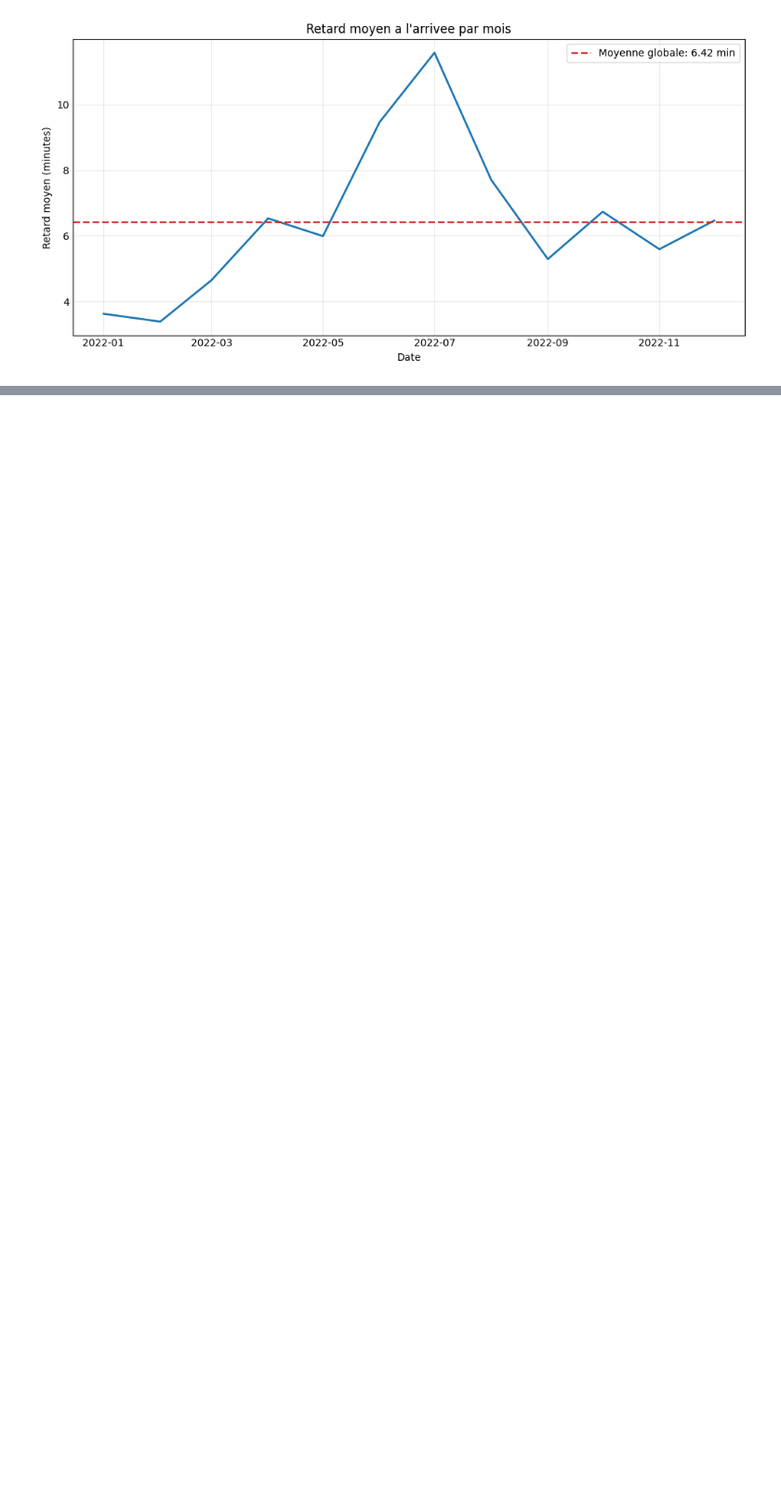
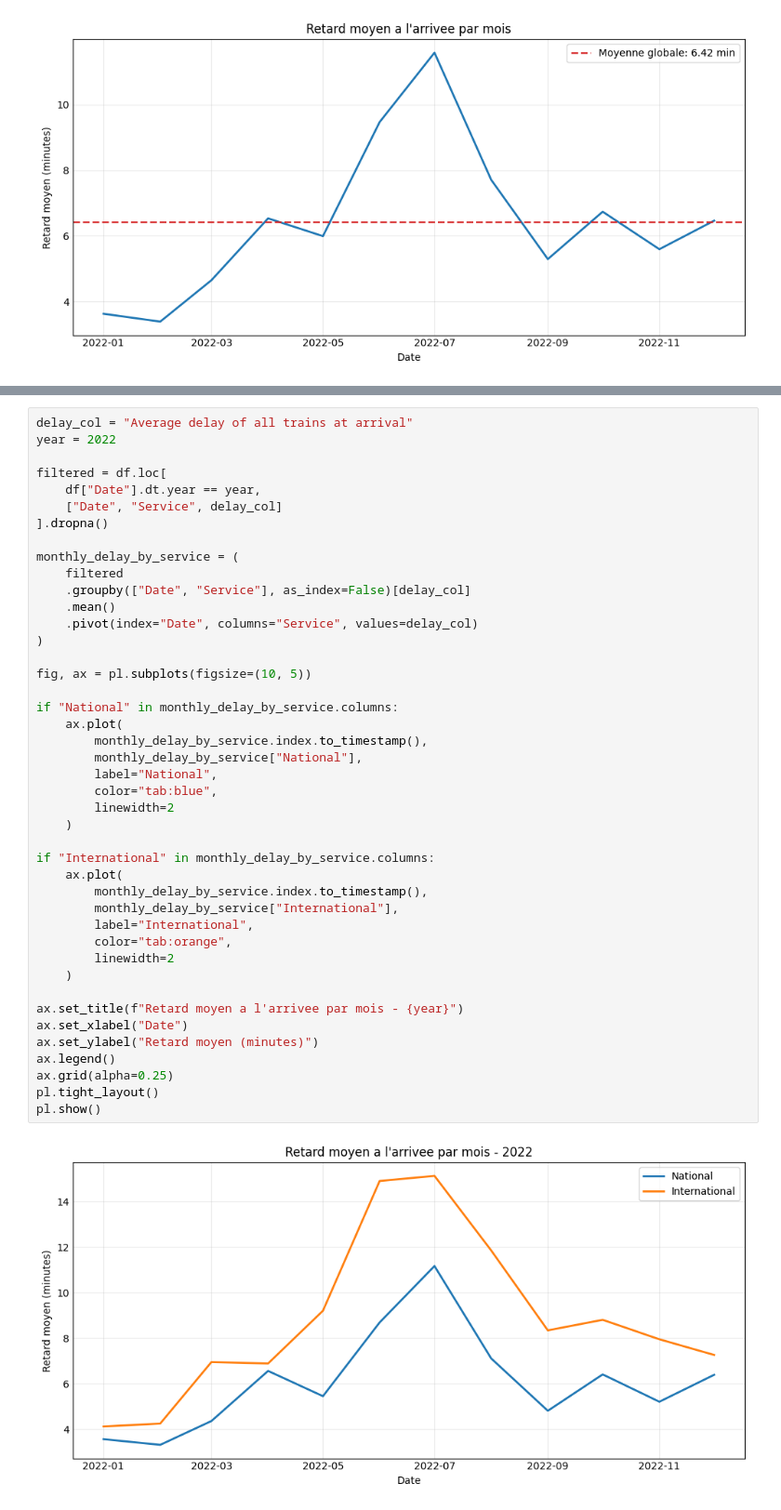
Before and after one commit to Ugo-Pas/Tardis, a Jupyter notebook: my_tardis.ipynb, the cells around one changed output, grey strips where cells are left out. Shown at 93% size. Cells and saved outputs as stored; diff of their text form; blank space fills up the shorter version.

```diff
--- a/my_tardis.ipynb
+++ b/my_tardis.ipynb
@@ -192,0 +291,45 @@ pl.show()
+# %%
+delay_col = "Average delay of all trains at arrival"
+year = 2022
+
+filtered = df.loc[
+    df["Date"].dt.year == year,
+    ["Date", "Service", delay_col]
+].dropna()
+
+monthly_delay_by_service = (
+    filtered
+    .groupby(["Date", "Service"], as_index=False)[delay_col]
+    .mean()
+    .pivot(index="Date", columns="Service", values=delay_col)
+)
+
+fig, ax = pl.subplots(figsize=(10, 5))
+
+if "National" in monthly_delay_by_service.columns:
+    ax.plot(
+        monthly_delay_by_service.index.to_timestamp(),
+        monthly_delay_by_service["National"],
+        label="National",
+        color="tab:blue",
+        linewidth=2
+    )
+
+if "International" in monthly_delay_by_service.columns:
+    ax.plot(
+        monthly_delay_by_service.index.to_timestamp(),
+        monthly_delay_by_service["International"],
+        label="International",
+        color="tab:orange",
+        linewidth=2
+    )
+
+ax.set_title(f"Retard moyen a l'arrivee par mois - {year}")
+ax.set_xlabel("Date")
+ax.set_ylabel("Retard moyen (minutes)")
+ax.legend()
+ax.grid(alpha=0.25)
+pl.tight_layout()
+pl.show()
+# %% [output]
+[figure, added]
```
Also changed, not shown: parts of 5 cells of this notebook.
